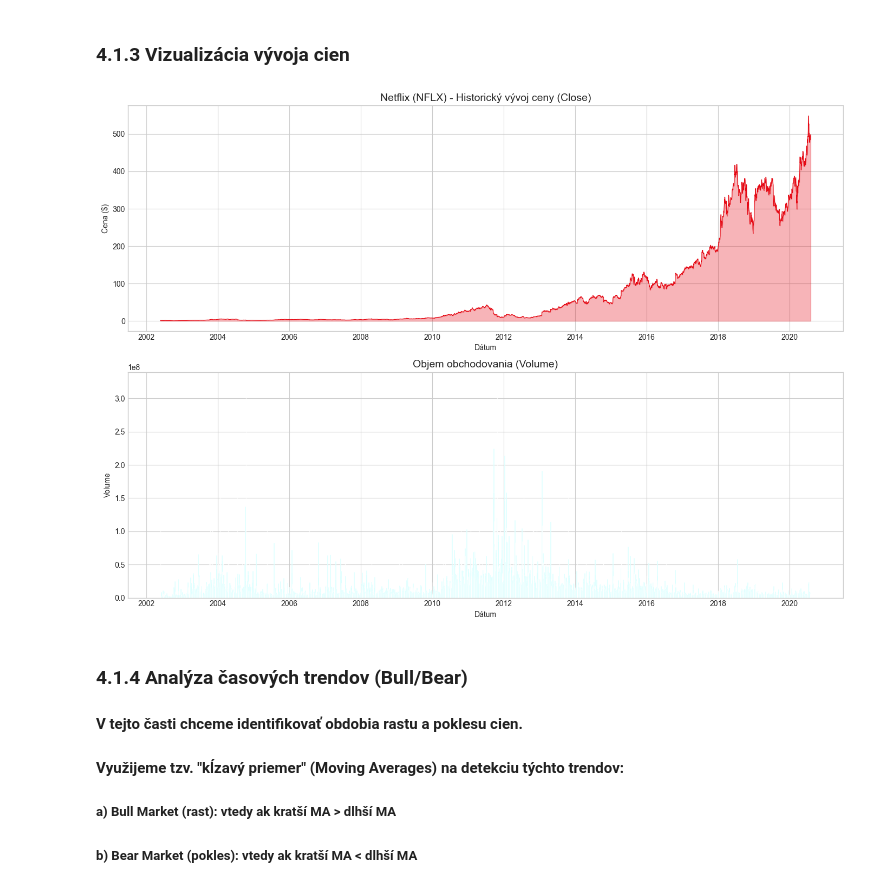
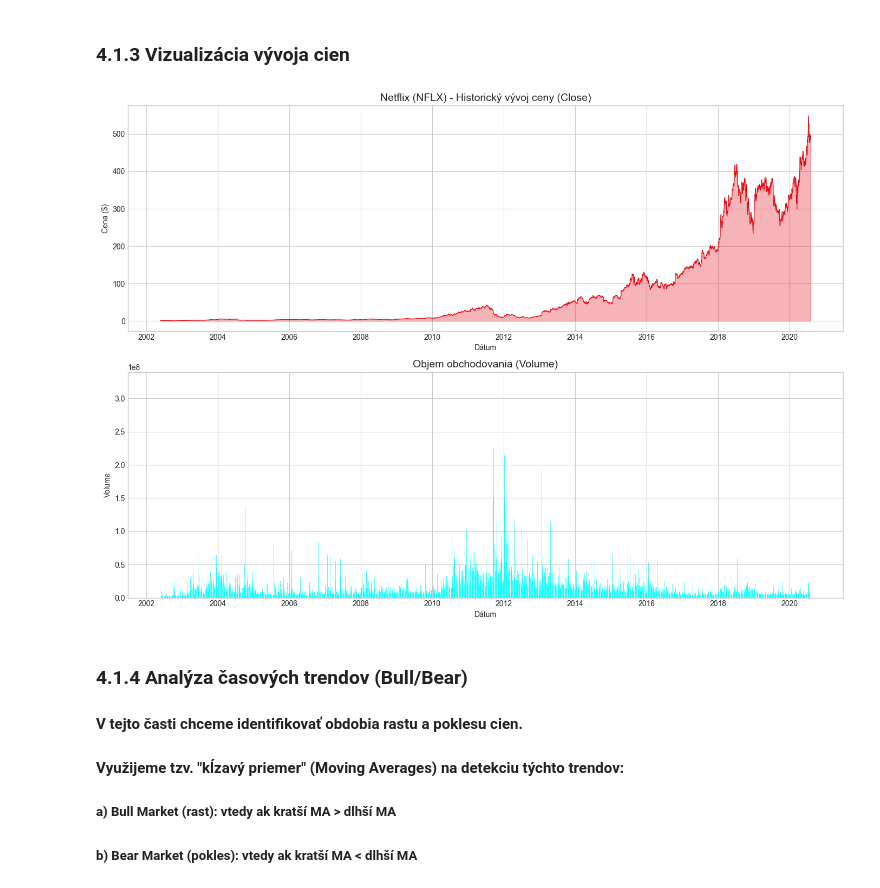
Before and after one commit to MarekPenzes/IAU_Projekt, a Jupyter notebook: IAU_BonusActivity_penzes_petrik.ipynb, the cells around one changed output. Drawn from its saved outputs; the diff is of its cells as text; code cells hidden in the pictures.

```diff
--- a/IAU_BonusActivity_penzes_petrik.ipynb
+++ b/IAU_BonusActivity_penzes_petrik.ipynb
@@ -105,23 +111,23 @@ True
 # %%
 fig, axes = plt.subplots(2, 1, figsize=(14, 10))
 
 #cena Close
 axes[0].plot(df['Date'], df['Close'], color='#E50914', linewidth=0.8)
 axes[0].set_title('Netflix (NFLX) - Historický vývoj ceny (Close)', fontsize=14)
 axes[0].set_xlabel('Dátum')
 axes[0].set_ylabel('Cena ($)')
 axes[0].fill_between(df['Date'], df['Close'], alpha=0.3, color='#E50914')
 
 #volume
-axes[1].bar(df['Date'], df['Volume'], color='blue', alpha=0.7, width=2)
+axes[1].bar(df['Date'], df['Volume'], color='aqua', alpha=0.7, width=2)
 axes[1].set_title('Objem obchodovania (Volume)', fontsize=14)
 axes[1].set_xlabel('Dátum')
 axes[1].set_ylabel('Volume')
 
 plt.tight_layout()
 plt.show()
 # %% [output]
-[figure, old version]
+[figure, new version]
 # %% [markdown]
 ### 4.1.4 Analýza časových trendov (Bull/Bear)
 #### V tejto časti chceme identifikovať obdobia rastu a poklesu cien.
```
Also changed, not shown: parts of 22 cells of this notebook.
